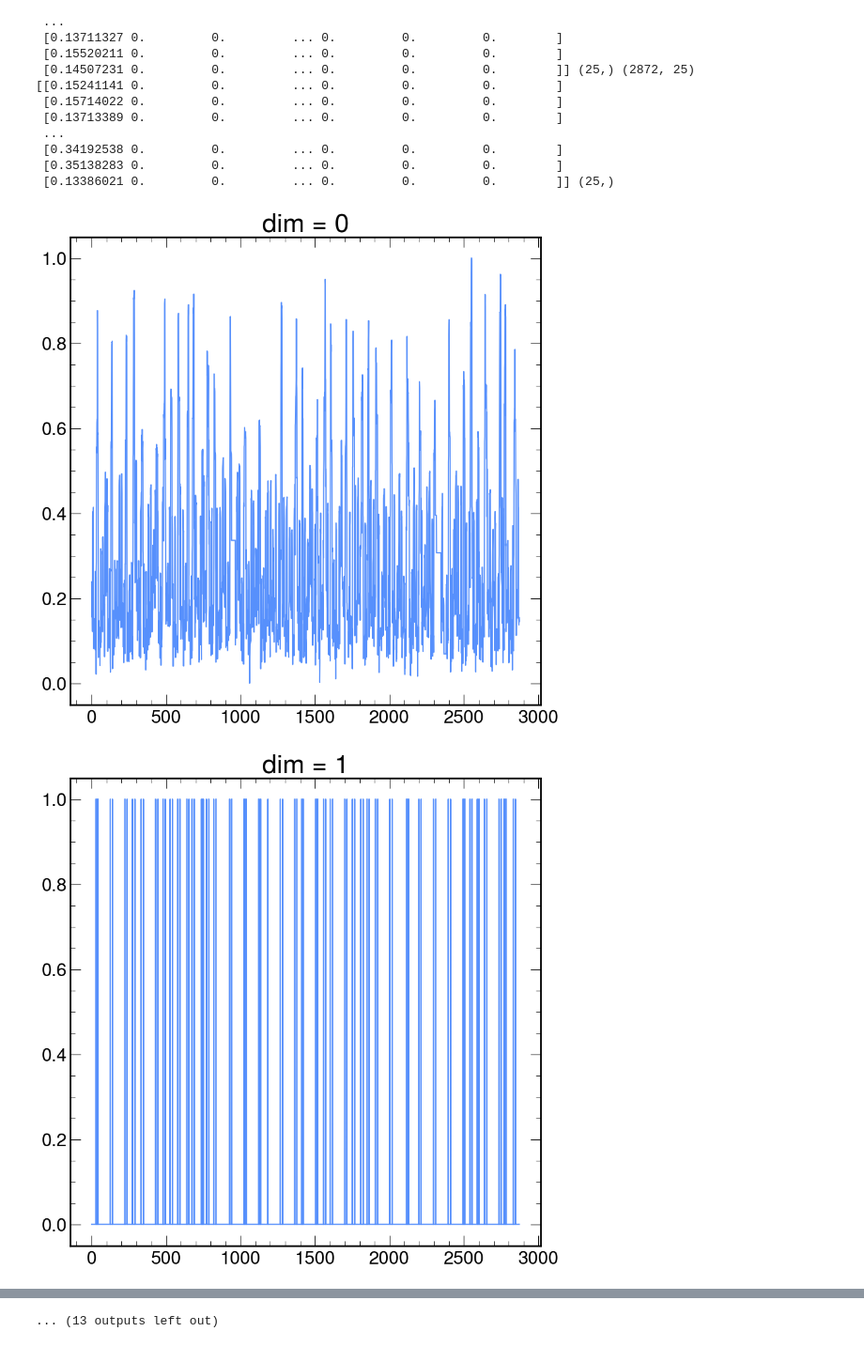
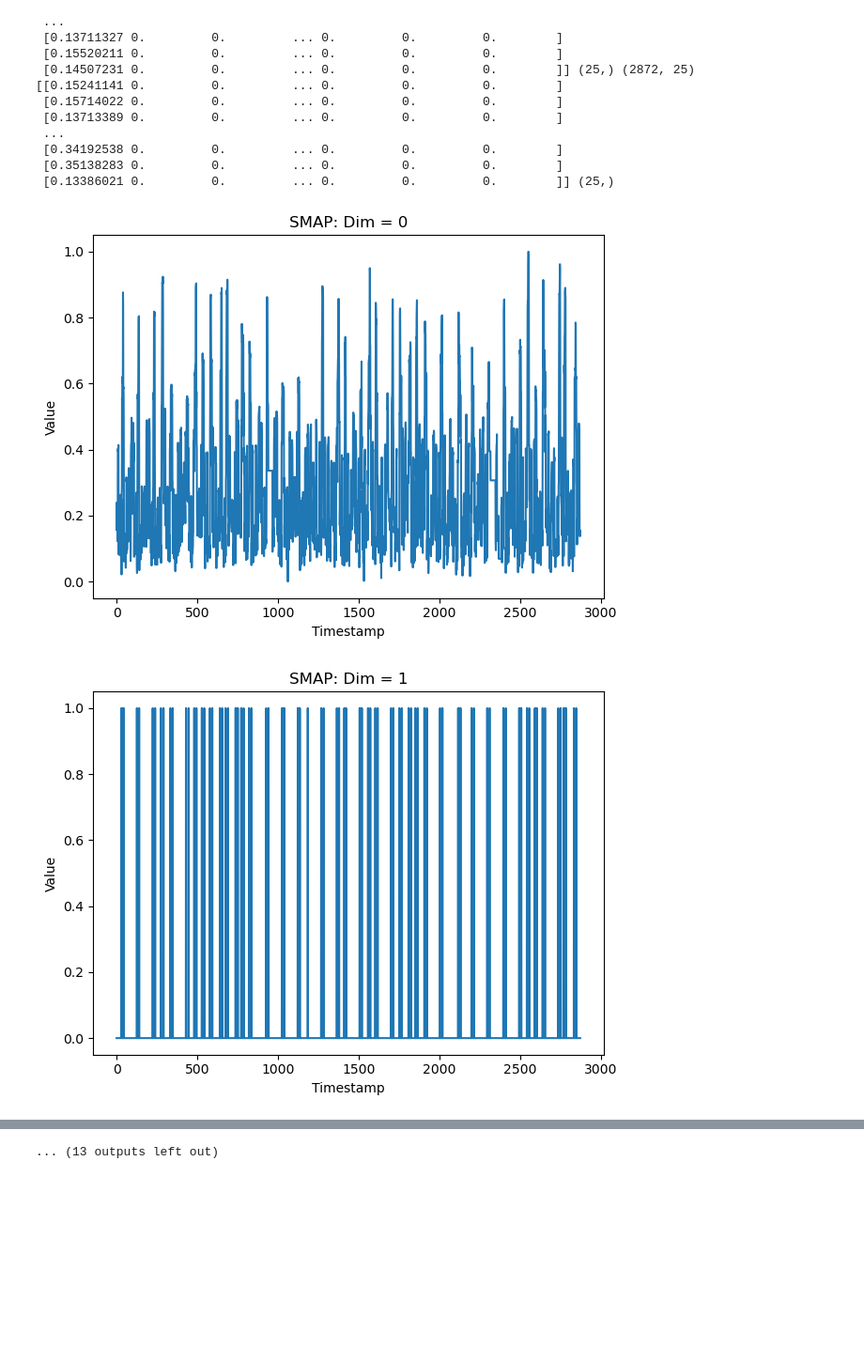
Before and after one commit to PedroKochinski/TSAD_from_laurab222, a Jupyter notebook: visualise.ipynb, the cells around one changed output, grey strips where cells are left out. Shown at 94% size. Cells and saved outputs as stored; diff of their text form; code cells hidden in the pictures; blank space fills up the shorter version.

Commit message:
fix standardisation & plot it

```diff
--- a/visualise.ipynb
+++ b/visualise.ipynb
@@ -14,7 +14,7 @@ import torch
 iTransf_n_windows = [10, 20, 30, 40, 50, 60, 70, 80, 90, 100, 200, 500, 1000, 2000]
 TranAD_n_windows = [10, 20, 30, 40, 50, 60, 70]
 
-iTransf_q = [1e-3, 1e-4, 5e-5, 1e-5, 5e-6, 1e-6, 1e-7]
+iTransf_q = [0.5, 0.25, 0.1, 0.075, 0.05, 1e-2, 1e-3, 1e-4, 5e-5, 1e-5, 5e-6, 1e-6, 1e-7]
 # TranAD_q =
 # %%
 N = 25
@@ -346,7 +293,7 @@ for dim in range(N):
 	true = np.array(true_labels[0][:,dim]).T
 	true = true[np.newaxis, :]
 
-	fig, axs = plt.subplots(2, 1, figsize=(10,3), sharex=True, gridspec_kw={'height_ratios': [3, 1]})
+	fig, axs = plt.subplots(2, 1, figsize=(12,4), sharex=True, gridspec_kw={'height_ratios': [5, 1]})
 	im1 = axs[0].imshow(pred2, origin='lower', aspect='auto')
 	axs[0].imshow(pred2, origin='lower', aspect='auto')
 	axs[1].imshow(true, origin='lower', aspect='auto')
@@ -358,6 +305,6 @@ for dim in range(N):
 	fig.supylabel('Detection level')
 	fig.suptitle(f'Dim = {dim}')
 	plt.tight_layout()
-	plt.show()
+	# plt.show()
 	plt.savefig(f'{plot_path}/alabels_dim{dim}.png', dpi=300)
 	plt.close()
@@ -452,8 +383,13 @@ print(test_data, test_data[0].shape)
 # %%
 for dim in range(len(train_data[0])):
     plt.plot(train_data[:, dim])
-    plt.title(f'dim = {dim}')
+    plt.title(f'{dataset}: Dim = {dim}')
+    plt.xlabel('Timestamp')
+    plt.ylabel('Value')
+    plt.tight_layout()
     plt.show()
+    # plt.savefig(f'plots_data/{dataset}_train_dim{dim}.png', dpi=300)
+    # plt.close()
 # %% [output]
-[figure, old version]
+[figure, new version]
-[figure, old version]
+[figure, new version]
```
Also changed, not shown: parts of 14 cells of this notebook, 4 other files.
